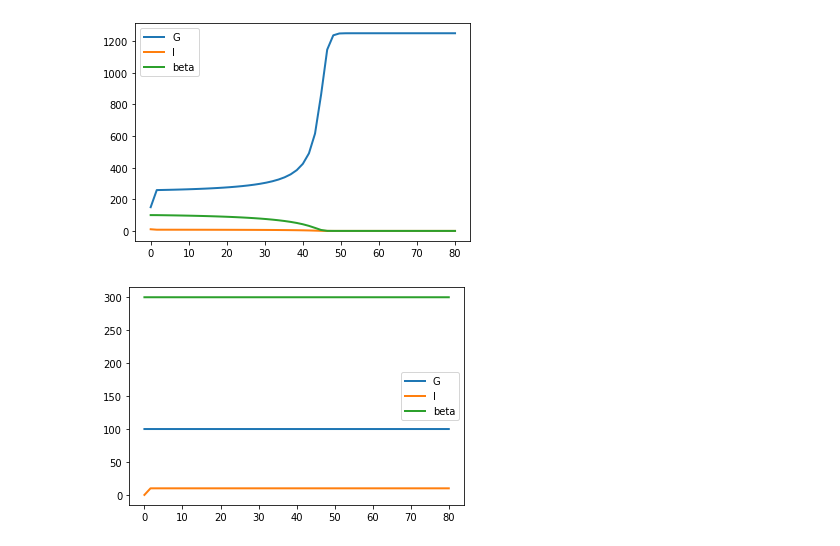
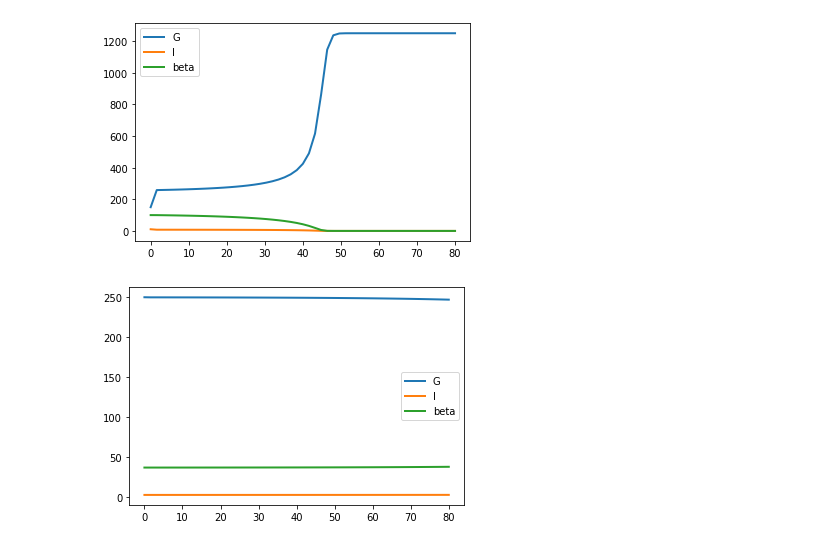
Before and after one commit to yjzhang/t2d_models, a Jupyter notebook: topp_2000.ipynb, the cells around one changed output. Saved outputs shown, nothing was run; the diff lists cells and outputs as text; code cells hidden in the pictures.

```diff
--- a/topp_2000.ipynb
+++ b/topp_2000.ipynb
@@ -2,8 +2,11 @@
 import tellurium as te
 # %%
 # model from https://www.sciencedirect.com/science/article/pii/S0022519300921507
+# time step is in days? G and I are in days at least.
 
 r = te.loada("""
+species $G; species $I; species $beta;
+
 G' = R0 - (EG0 + SI*I)*G; // glucose concentration in blood (mg/dL)
 I' = beta*sigma*G^2/(alpha + G^2) - k*I; // insulin concentration in blood
 beta' = (-d0 + r1*G - r2*G^2)*beta; // beta cell mass
@@ -23,4 +26,8 @@ r2 = 0.24*10^(-5);
 beta = 300;
 G = 100;
 I = 0;
+
+G is "blood glucose concentration (mg/dL)";
+I is "blood insulin concentration (microU/mL)";
+beta is "beta cell mass";
 """)
@@ -57,8 +75,12 @@ r.plot(result)
 # %% [output]
 [figure]
 # %%
+# saddle point
 r.resetAll()
+r.setValue('G', 250)
+r.setValue('beta', 37)
+r.setValue('I', 2.8)
 result = r.simulate(0, 80)
 r.plot(result)
 # %% [output]
-[figure, old version]
+[figure, new version]
```
Also changed, not shown: parts of 4 cells of this notebook, 2 other files.
